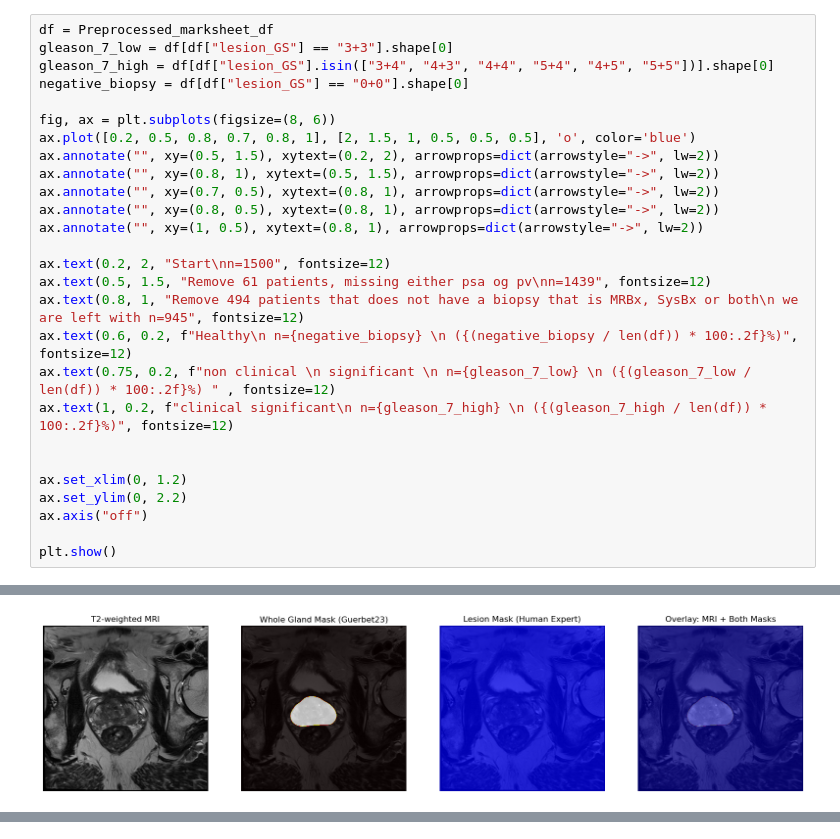
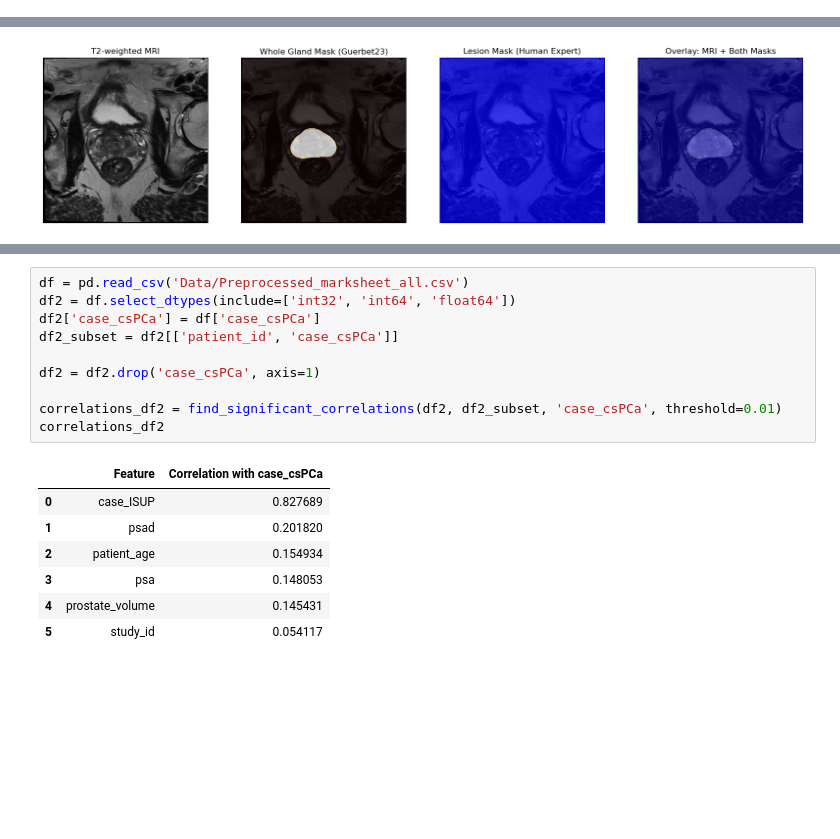
Before and after one commit to GitLars0/picai_bachelor, a Jupyter notebook: Code/filtering.ipynb, the cells around one changed output, grey strips where cells are left out. Drawn from its saved outputs; the diff is of its cells as text; blank space fills up the shorter version.

```diff
--- a/Code/filtering.ipynb
+++ b/Code/filtering.ipynb
@@ -156,27 +272,0 @@ Gleason score >7:                                         221 (23.39%)
-# %%
-df = Preprocessed_marksheet_df
-gleason_7_low = df[df["lesion_GS"] == "3+3"].shape[0]
-gleason_7_high = df[df["lesion_GS"].isin(["3+4", "4+3", "4+4", "5+4", "4+5", "5+5"])].shape[0]
-negative_biopsy = df[df["lesion_GS"] == "0+0"].shape[0]
-
-fig, ax = plt.subplots(figsize=(8, 6))
-ax.plot([0.2, 0.5, 0.8, 0.7, 0.8, 1], [2, 1.5, 1, 0.5, 0.5, 0.5], 'o', color='blue')
-ax.annotate("", xy=(0.5, 1.5), xytext=(0.2, 2), arrowprops=dict(arrowstyle="->", lw=2))
-ax.annotate("", xy=(0.8, 1), xytext=(0.5, 1.5), arrowprops=dict(arrowstyle="->", lw=2))
-ax.annotate("", xy=(0.7, 0.5), xytext=(0.8, 1), arrowprops=dict(arrowstyle="->", lw=2))
-ax.annotate("", xy=(0.8, 0.5), xytext=(0.8, 1), arrowprops=dict(arrowstyle="->", lw=2))
-ax.annotate("", xy=(1, 0.5), xytext=(0.8, 1), arrowprops=dict(arrowstyle="->", lw=2))
-
-ax.text(0.2, 2, "Start\nn=1500", fontsize=12)
-ax.text(0.5, 1.5, "Remove 61 patients, missing either psa og pv\nn=1439", fontsize=12)
-ax.text(0.8, 1, "Remove 494 patients that does not have a biopsy that is MRBx, SysBx or both\n we are left with n=945", fontsize=12)
-ax.text(0.6, 0.2, f"Healthy\n n={negative_biopsy} \n ({(negative_biopsy / len(df)) * 100:.2f}%)", fontsize=12)
-ax.text(0.75, 0.2, f"non clinical \n significant \n n={gleason_7_low} \n ({(gleason_7_low / len(df)) * 100:.2f}%) " , fontsize=12)
-ax.text(1, 0.2, f"clinical significant\n n={gleason_7_high} \n ({(gleason_7_high / len(df)) * 100:.2f}%)", fontsize=12)
-
-
-ax.set_xlim(0, 1.2)
-ax.set_ylim(0, 2.2)
-ax.axis("off")
-
-plt.show()
@@ -422,0 +600,18 @@ df
+# %%
+df = pd.read_csv('Data/Preprocessed_marksheet_all.csv')
+df2 = df.select_dtypes(include=['int32', 'int64', 'float64'])
+df2['case_csPCa'] = df['case_csPCa']
+df2_subset = df2[['patient_id', 'case_csPCa']]
+
+df2 = df2.drop('case_csPCa', axis=1)
+
+correlations_df2 = find_significant_correlations(df2, df2_subset, 'case_csPCa', threshold=0.01)
+correlations_df2
+# %% [output]
+|  | Feature | Correlation with case_csPCa |
+| 0 | case_ISUP | 0.827689 |
+| 1 | psad | 0.201820 |
+| 2 | patient_age | 0.154934 |
+| 3 | psa | 0.148053 |
+| 4 | prostate_volume | 0.145431 |
+| 5 | study_id | 0.054117 |
```
Also changed, not shown: parts of 19 cells of this notebook, 1 other file.
